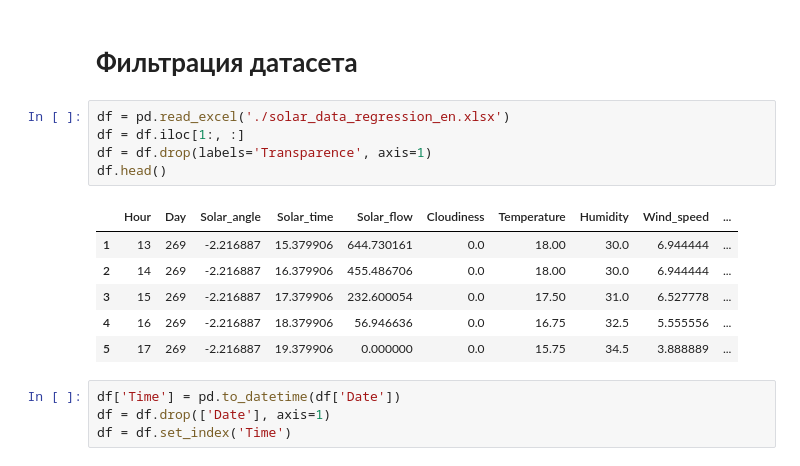
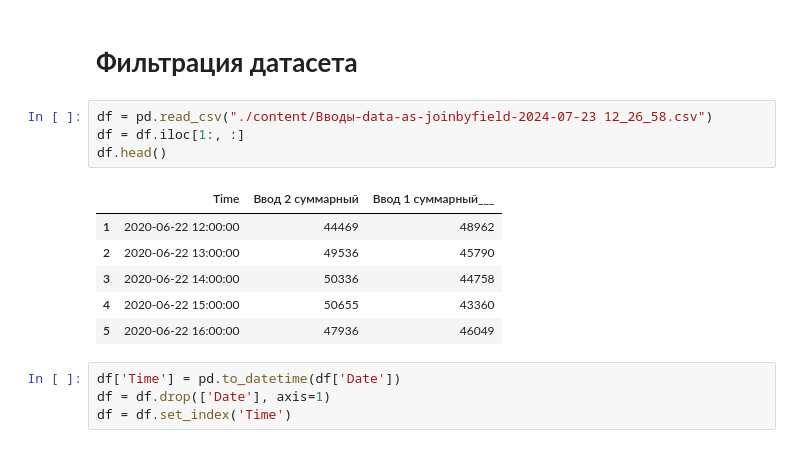
Before and after one commit to asimpto/Labs, a Jupyter notebook: practice.ipynb, the cells around one changed output. Drawn from its saved outputs; the diff is of its cells as text.

```diff
--- a/practice.ipynb
+++ b/practice.ipynb
@@ -11,18 +11,17 @@ from statsmodels.graphics.tsaplots import plot_acf, plot_pacf
 from statsmodels.tsa.stattools import adfuller, kpss
 # %% [markdown]
 # **Фильтрация датасета**
-# %%
-df = pd.read_excel('./solar_data_regression_en.xlsx')
-df = df.iloc[1:, :]
-df = df.drop(labels='Transparence', axis=1)
-df.head()
-# %% [output]
-|  | Hour | Day | Solar_angle | Solar_time | Solar_flow | Сloudiness | Temperature | Humidity | Wind_speed | ... |
-| 1 | 13 | 269 | -2.216887 | 15.379906 | 644.730161 | 0.0 | 18.00 | 30.0 | 6.944444 | ... |
-| 2 | 14 | 269 | -2.216887 | 16.379906 | 455.486706 | 0.0 | 18.00 | 30.0 | 6.944444 | ... |
-| 3 | 15 | 269 | -2.216887 | 17.379906 | 232.600054 | 0.0 | 17.50 | 31.0 | 6.527778 | ... |
-| 4 | 16 | 269 | -2.216887 | 18.379906 | 56.946636 | 0.0 | 16.75 | 32.5 | 5.555556 | ... |
-| 5 | 17 | 269 | -2.216887 | 19.379906 | 0.000000 | 0.0 | 15.75 | 34.5 | 3.888889 | ... |
+# %%
+df = pd.read_csv("./content/Вводы-data-as-joinbyfield-2024-07-23 12_26_58.csv")
+df = df.iloc[1:, :]
+df.head()
+# %% [output]
+|  | Time | Ввод 2 суммарный | Ввод 1 суммарный___ |
+| 1 | 2020-06-22 12:00:00 | 44469 | 48962 |
+| 2 | 2020-06-22 13:00:00 | 49536 | 45790 |
+| 3 | 2020-06-22 14:00:00 | 50336 | 44758 |
+| 4 | 2020-06-22 15:00:00 | 50655 | 43360 |
+| 5 | 2020-06-22 16:00:00 | 47936 | 46049 |
 # %%
 df['Time'] = pd.to_datetime(df['Date'])
 df = df.drop(['Date'], axis=1)
```
Also changed, not shown: 4 other files.
